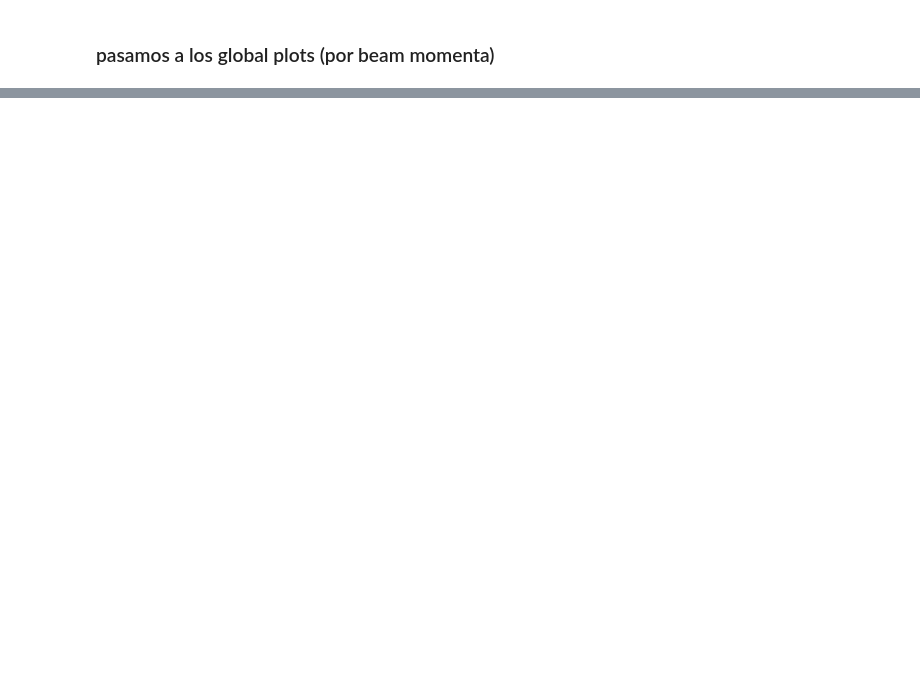
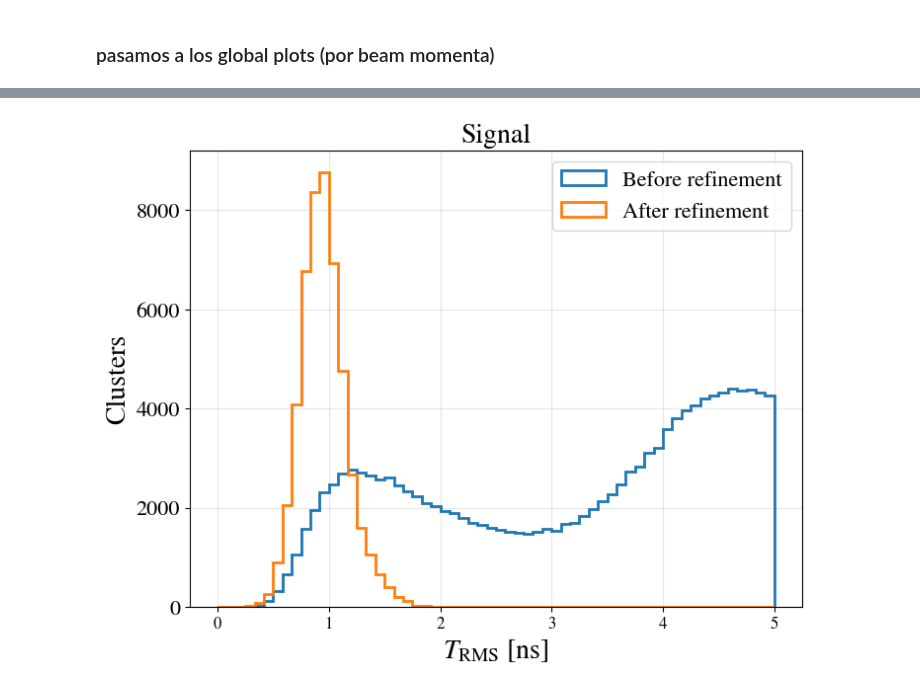
Before and after one commit to elenaramos44/9Li_analysis, a Jupyter notebook: notebooks/geometry_checks.ipynb, the cells around one changed output, grey strips where cells are left out. Drawn from its saved outputs; the diff is of its cells as text; code cells hidden in the pictures; blank space fills up the shorter version.

```diff
--- a/notebooks/geometry_checks.ipynb
+++ b/notebooks/geometry_checks.ipynb
@@ -1143,0 +1132,27 @@ plt.show()
+# %%
+fig, ax = plt.subplots(figsize=(8,6))
+
+ax.hist(df_stage2_sig["time_rms"],
+        bins=60,
+        range=(0,5),
+        histtype="step",
+        linewidth=2,
+        label="Before refinement")
+
+ax.hist(df_stage4_sig["t_rms_fine"],
+        bins=60,
+        range=(0,5),
+        histtype="step",
+        linewidth=2,
+        label="After refinement")
+
+ax.set_xlabel(r"$T_{\rm RMS}$ [ns]")
+ax.set_ylabel("Clusters")
+ax.set_title("Signal")
+
+ax.grid(alpha=0.3)
+ax.legend()
+
+plt.show()
+# %% [output]
+[figure, added]
```
Also changed, not shown: parts of 23 cells of this notebook, 5 other files.
